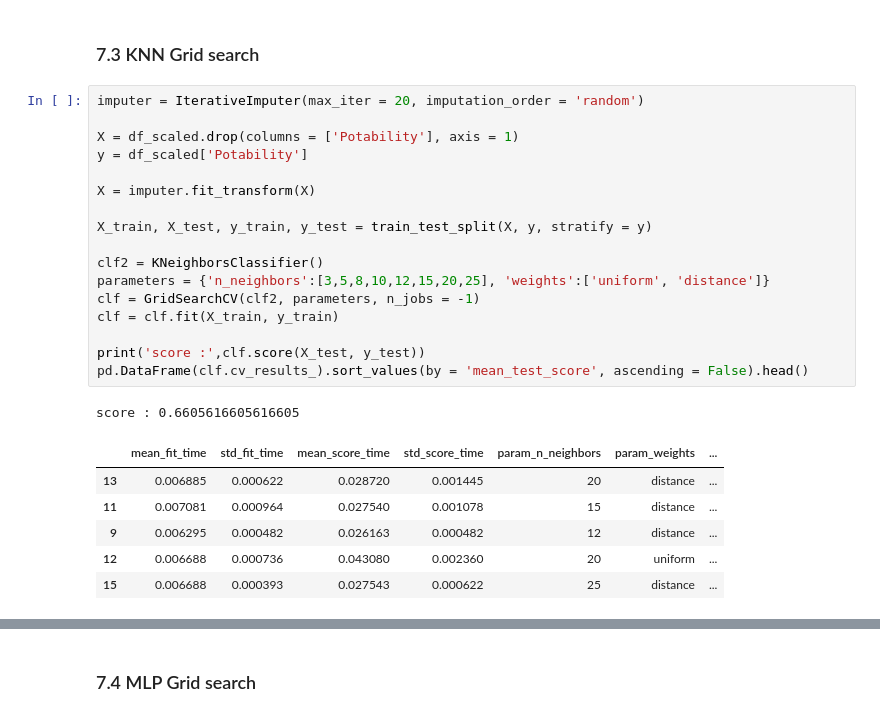
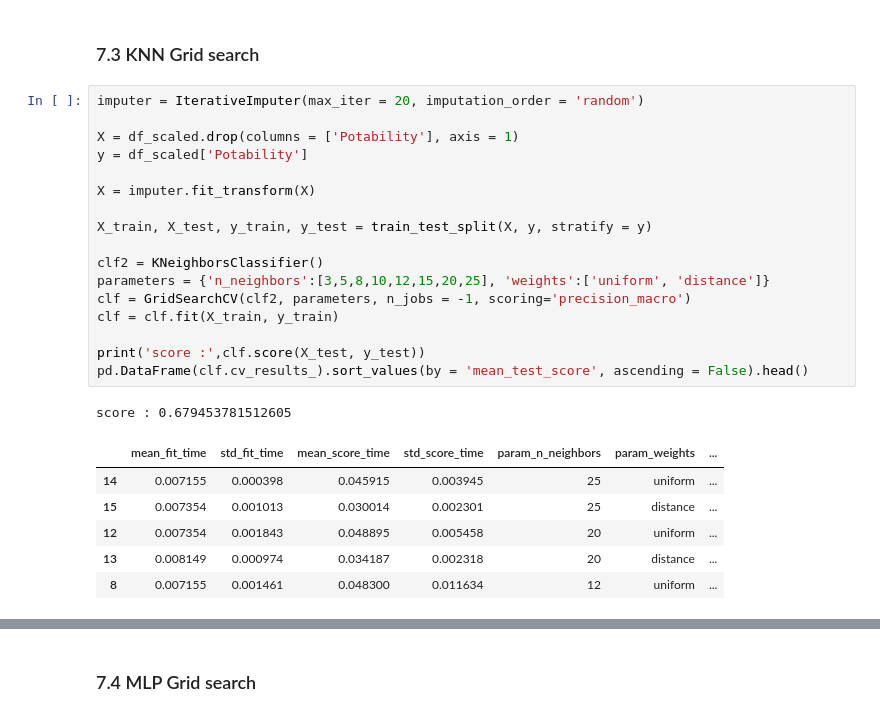
Before and after one commit to MaximeZennaro/Projet-ML-Potabilit-, a Jupyter notebook: Projet_ML_Zennaro_Peugeot_Smaoui.ipynb, the cells around one changed output, grey strips where cells are left out. Drawn from its saved outputs; the diff is of its cells as text.

```diff
--- a/Projet_ML_Zennaro_Peugeot_Smaoui.ipynb
+++ b/Projet_ML_Zennaro_Peugeot_Smaoui.ipynb
@@ -644,25 +698,25 @@ score : 0.6654456654456654
 # %%
 imputer = IterativeImputer(max_iter = 20, imputation_order = 'random')
 
 X = df_scaled.drop(columns = ['Potability'], axis = 1)
 y = df_scaled['Potability']
 
 X = imputer.fit_transform(X)
 
 X_train, X_test, y_train, y_test = train_test_split(X, y, stratify = y)
 
 clf2 = KNeighborsClassifier()
 parameters = {'n_neighbors':[3,5,8,10,12,15,20,25], 'weights':['uniform', 'distance']}
-clf = GridSearchCV(clf2, parameters, n_jobs = -1)
+clf = GridSearchCV(clf2, parameters, n_jobs = -1, scoring='precision_macro')
 clf = clf.fit(X_train, y_train)
 
 print('score :',clf.score(X_test, y_test))
 pd.DataFrame(clf.cv_results_).sort_values(by = 'mean_test_score', ascending = False).head()
 # %% [output]
-score : 0.6605616605616605
+score : 0.679453781512605
 |  | mean_fit_time | std_fit_time | mean_score_time | std_score_time | param_n_neighbors | param_weights | ... |
-| 13 | 0.006885 | 0.000622 | 0.028720 | 0.001445 | 20 | distance | ... |
-| 11 | 0.007081 | 0.000964 | 0.027540 | 0.001078 | 15 | distance | ... |
-| 9 | 0.006295 | 0.000482 | 0.026163 | 0.000482 | 12 | distance | ... |
-| 12 | 0.006688 | 0.000736 | 0.043080 | 0.002360 | 20 | uniform | ... |
-| 15 | 0.006688 | 0.000393 | 0.027543 | 0.000622 | 25 | distance | ... |
+| 14 | 0.007155 | 0.000398 | 0.045915 | 0.003945 | 25 | uniform | ... |
+| 15 | 0.007354 | 0.001013 | 0.030014 | 0.002301 | 25 | distance | ... |
+| 12 | 0.007354 | 0.001843 | 0.048895 | 0.005458 | 20 | uniform | ... |
+| 13 | 0.008149 | 0.000974 | 0.034187 | 0.002318 | 20 | distance | ... |
+| 8 | 0.007155 | 0.001461 | 0.048300 | 0.011634 | 12 | uniform | ... |
```
Also changed, not shown: parts of 30 cells of this notebook.
